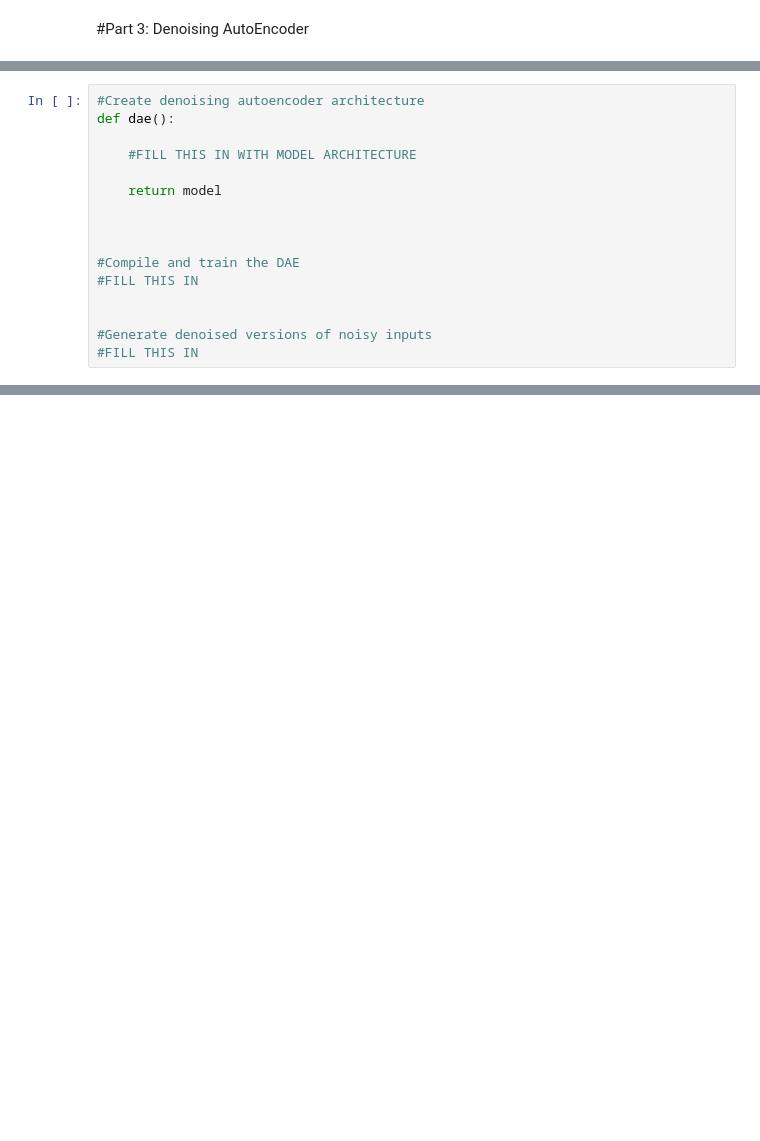
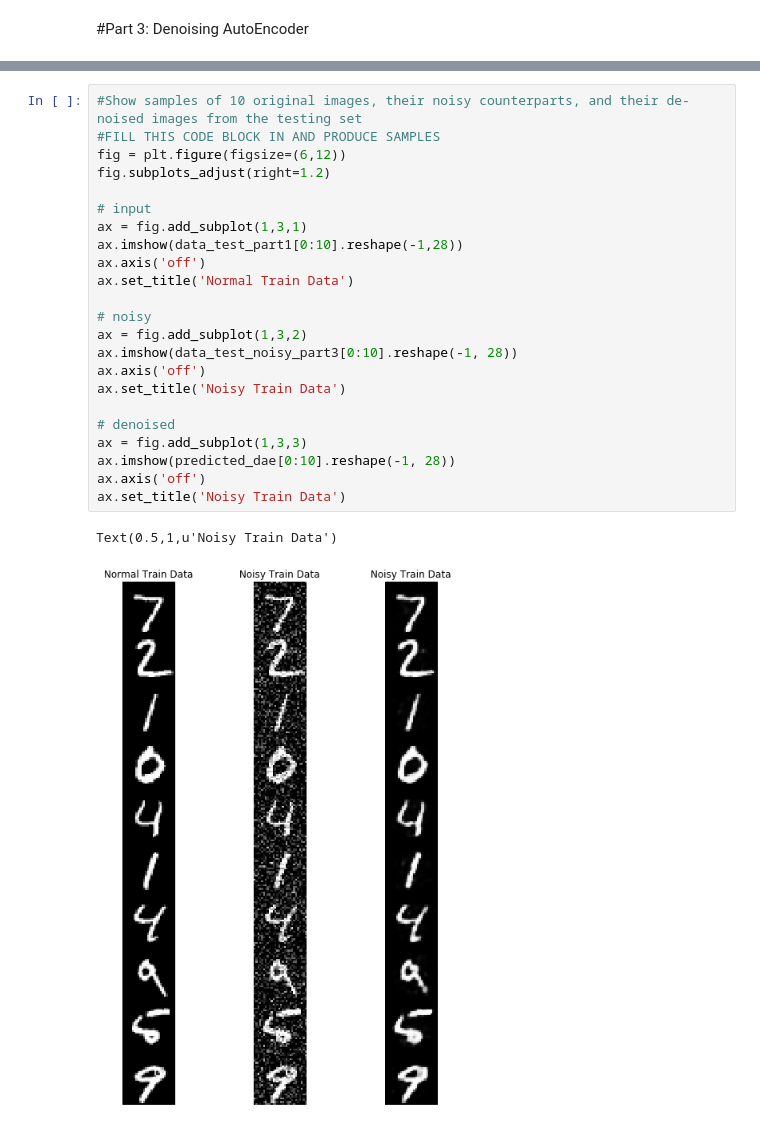
Before and after one commit to Salazar-Prime/deep_forget, a Jupyter notebook: Project 2 Autoencoders/Project_2_Student_code.ipynb, the cells around one changed output, grey strips where cells are left out. Drawn from its saved outputs; the diff is of its cells as text; blank space fills up the shorter version.

```diff
--- a/Project 2 Autoencoders/Project_2_Student_code.ipynb
+++ b/Project 2 Autoencoders/Project_2_Student_code.ipynb
@@ -335,16 +353,0 @@ data_test_noisy = np.clip(data_test_noisy, 0., 1.)
-# %%
-#Create denoising autoencoder architecture
-def dae():
-
-    #FILL THIS IN WITH MODEL ARCHITECTURE
-
-    return model
-
-
-
-#Compile and train the DAE
-#FILL THIS IN
-
-
-#Generate denoised versions of noisy inputs
-#FILL THIS IN
@@ -356,0 +408,26 @@ def dae():
+# %%
+#Show samples of 10 original images, their noisy counterparts, and their de-noised images from the testing set
+#FILL THIS CODE BLOCK IN AND PRODUCE SAMPLES
+fig = plt.figure(figsize=(6,12))
+fig.subplots_adjust(right=1.2)
+
+# input
+ax = fig.add_subplot(1,3,1)
+ax.imshow(data_test_part1[0:10].reshape(-1,28))
+ax.axis('off')
+ax.set_title('Normal Train Data')
+
+# noisy
+ax = fig.add_subplot(1,3,2)
+ax.imshow(data_test_noisy_part3[0:10].reshape(-1, 28))
+ax.axis('off')
+ax.set_title('Noisy Train Data')
+
+# denoised
+ax = fig.add_subplot(1,3,3)
+ax.imshow(predicted_dae[0:10].reshape(-1, 28))
+ax.axis('off')
+ax.set_title('Noisy Train Data')
+# %% [output]
+Text(0.5,1,u'Noisy Train Data')
+[figure, added]
```
Also changed, not shown: parts of 9 cells of this notebook.
